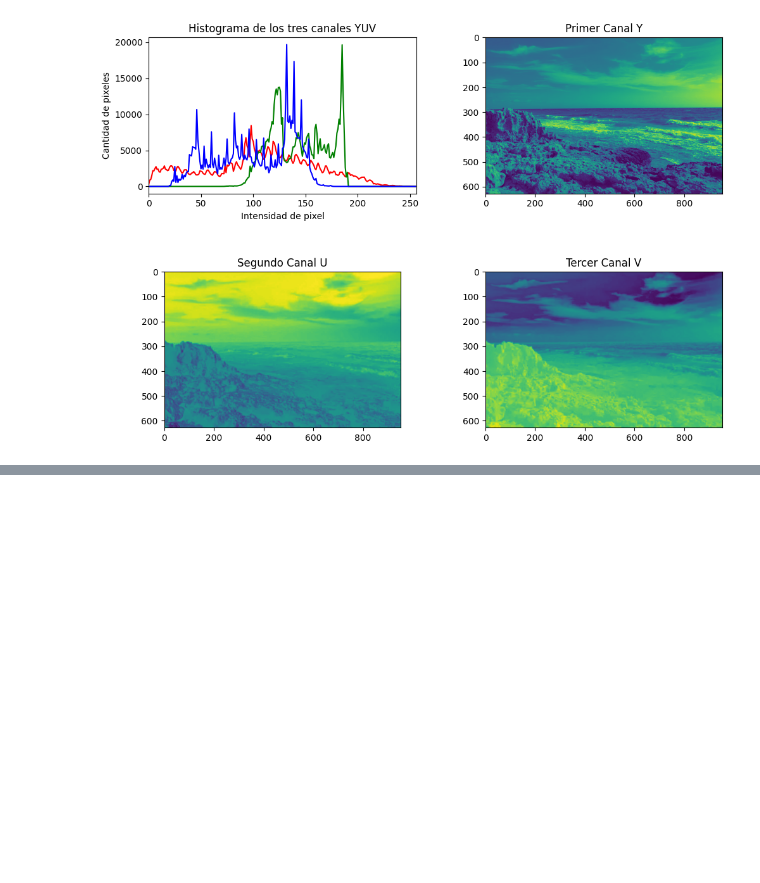
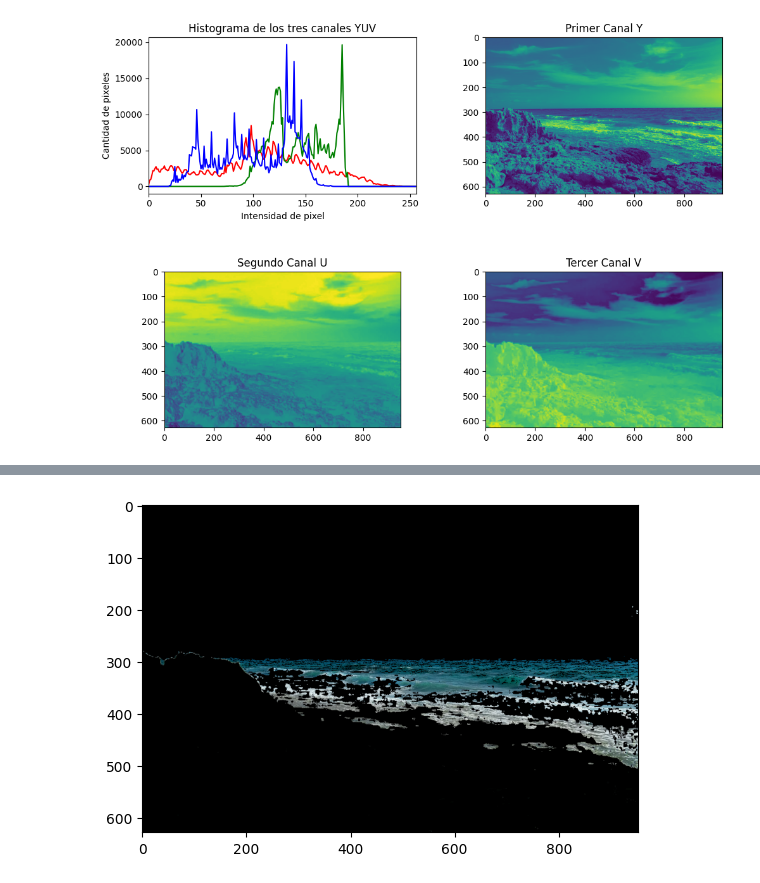
Before and after one commit to bryanqg92/CV_TPS, a Jupyter notebook: TP1/segmentacion.ipynb, the cells around one changed output, grey strips where cells are left out. Saved outputs shown, nothing was run; the diff lists cells and outputs as text; code cells hidden in the pictures; blank space fills up the shorter version.

```diff
--- a/TP1/segmentacion.ipynb
+++ b/TP1/segmentacion.ipynb
@@ -83,0 +97,13 @@ hist_por_canal(img_yuv,'YUV')
+# %%
+# Mascaras Para segmentar agua
+color_l2 = (50,0,0)
+color_u2 = (99,252,255)
+
+mask2 = cv2.inRange(img_hsv, color_l2,  color_u2)
+img_segmentada2 = cv2.bitwise_and(img_rgb, img_rgb, mask=mask2)
+
+plt.figure(7)
+plt.imshow(img_segmentada2)
+plt.show()
+# %% [output]
+[figure, added]
```
Also changed, not shown: parts of 2 cells of this notebook.
